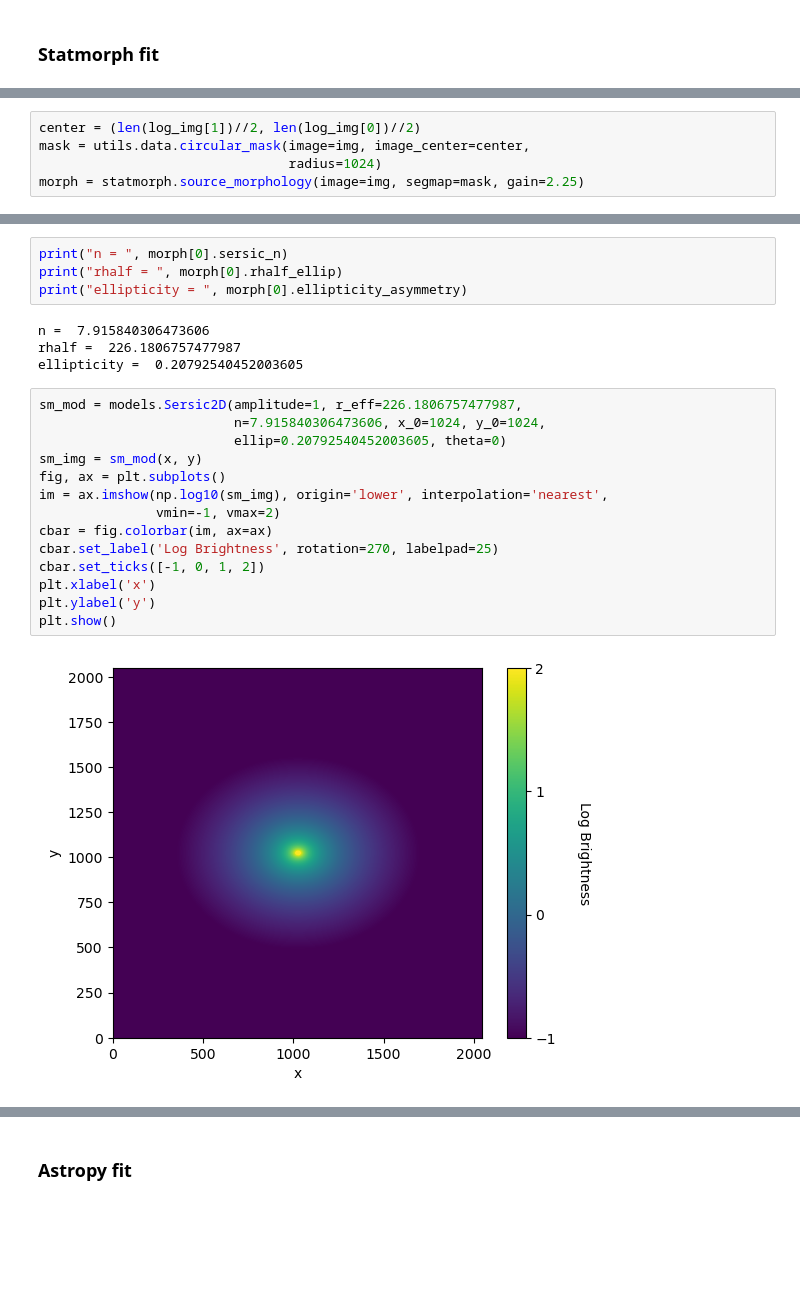
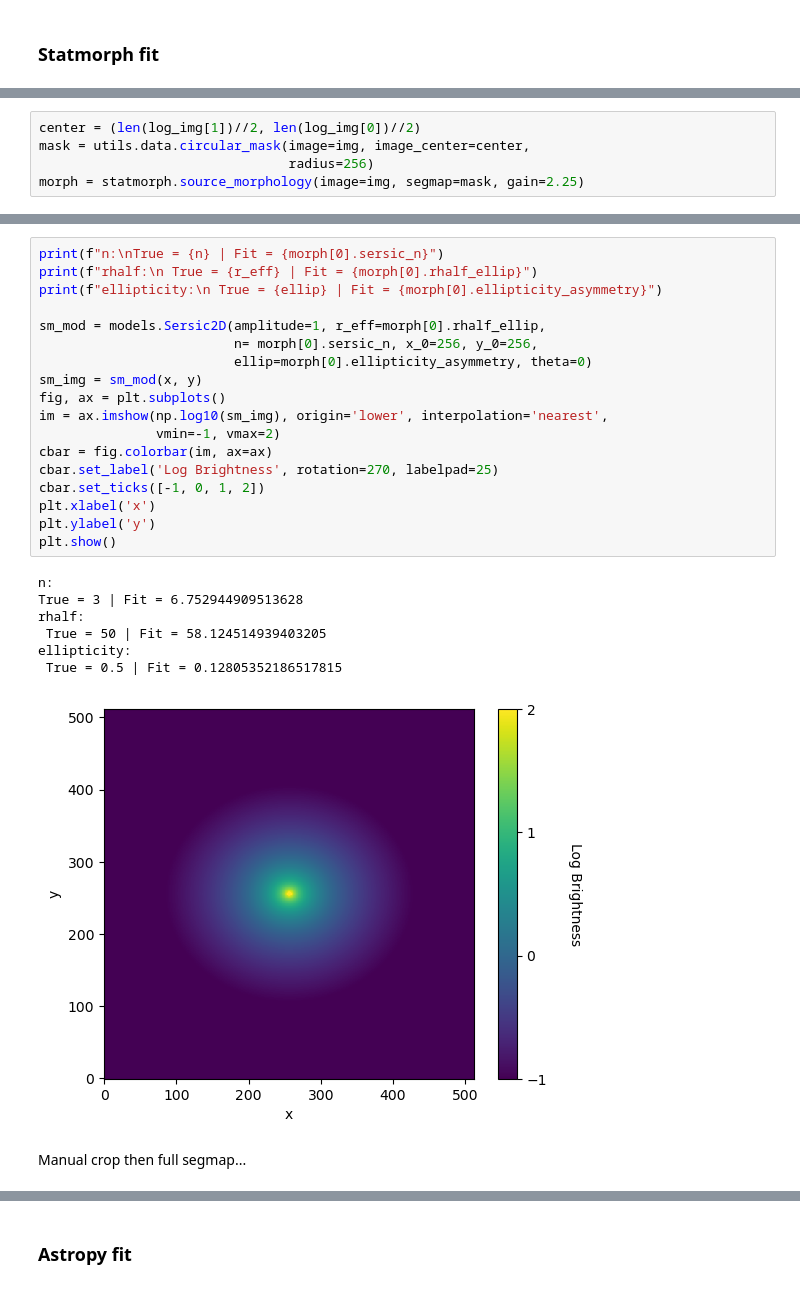
Before and after one commit to Kabelo-T/cluster_morph, a Jupyter notebook: toys+tests.ipynb, the cells around one changed output, grey strips where cells are left out. Saved outputs shown, nothing was run; the diff lists cells and outputs as text; blank space fills up the shorter version.

```diff
--- a/toys+tests.ipynb
+++ b/toys+tests.ipynb
@@ -37,6 +41,6 @@ plt.show()
 # %%
 center = (len(log_img[1])//2, len(log_img[0])//2)
 mask = utils.data.circular_mask(image=img, image_center=center,
-                                radius=1024)
+                                radius=256)
 morph = statmorph.source_morphology(image=img, segmap=mask, gain=2.25)
 # %% [output]
@@ -43,25 +48,29 @@ morph = statmorph.source_morphology(image=img, segmap=mask, gain=2.25)
 WARNING: Image is not background-subtracted. [statmorph.statmorph]
 # %%
-print("n = ", morph[0].sersic_n)
-print("rhalf = ", morph[0].rhalf_ellip)
-print("ellipticity = ", morph[0].ellipticity_asymmetry)
+print(f"n:\nTrue = {n} | Fit = {morph[0].sersic_n}")
+print(f"rhalf:\n True = {r_eff} | Fit = {morph[0].rhalf_ellip}")
+print(f"ellipticity:\n True = {ellip} | Fit = {morph[0].ellipticity_asymmetry}")
+
+sm_mod = models.Sersic2D(amplitude=1, r_eff=morph[0].rhalf_ellip,
+                         n= morph[0].sersic_n, x_0=256, y_0=256,
+                         ellip=morph[0].ellipticity_asymmetry, theta=0)
+sm_img = sm_mod(x, y)
+fig, ax = plt.subplots()
+im = ax.imshow(np.log10(sm_img), origin='lower', interpolation='nearest',
+               vmin=-1, vmax=2)
+cbar = fig.colorbar(im, ax=ax)
+cbar.set_label('Log Brightness', rotation=270, labelpad=25)
+cbar.set_ticks([-1, 0, 1, 2])
+plt.xlabel('x')
+plt.ylabel('y')
+plt.show()
 # %% [output]
-n =  7.915840306473606
-rhalf =  226.1806757477987
-ellipticity =  0.20792540452003605
+n:
+True = 3 | Fit = 6.752944909513628
+rhalf:
+ True = 50 | Fit = 58.124514939403205
+ellipticity:
+ True = 0.5 | Fit = 0.12805352186517815
+[figure, added]
-# %%
-sm_mod = models.Sersic2D(amplitude=1, r_eff=226.1806757477987,
-                         n=7.915840306473606, x_0=1024, y_0=1024,
-                         ellip=0.20792540452003605, theta=0)
-sm_img = sm_mod(x, y)
-fig, ax = plt.subplots()
-im = ax.imshow(np.log10(sm_img), origin='lower', interpolation='nearest',
-               vmin=-1, vmax=2)
-cbar = fig.colorbar(im, ax=ax)
-cbar.set_label('Log Brightness', rotation=270, labelpad=25)
-cbar.set_ticks([-1, 0, 1, 2])
-plt.xlabel('x')
-plt.ylabel('y')
-plt.show()
-# %% [output]
-[figure, removed]
+# %% [markdown]
+Manual crop then full segmap...
```
Also changed, not shown: parts of 18 cells of this notebook.
